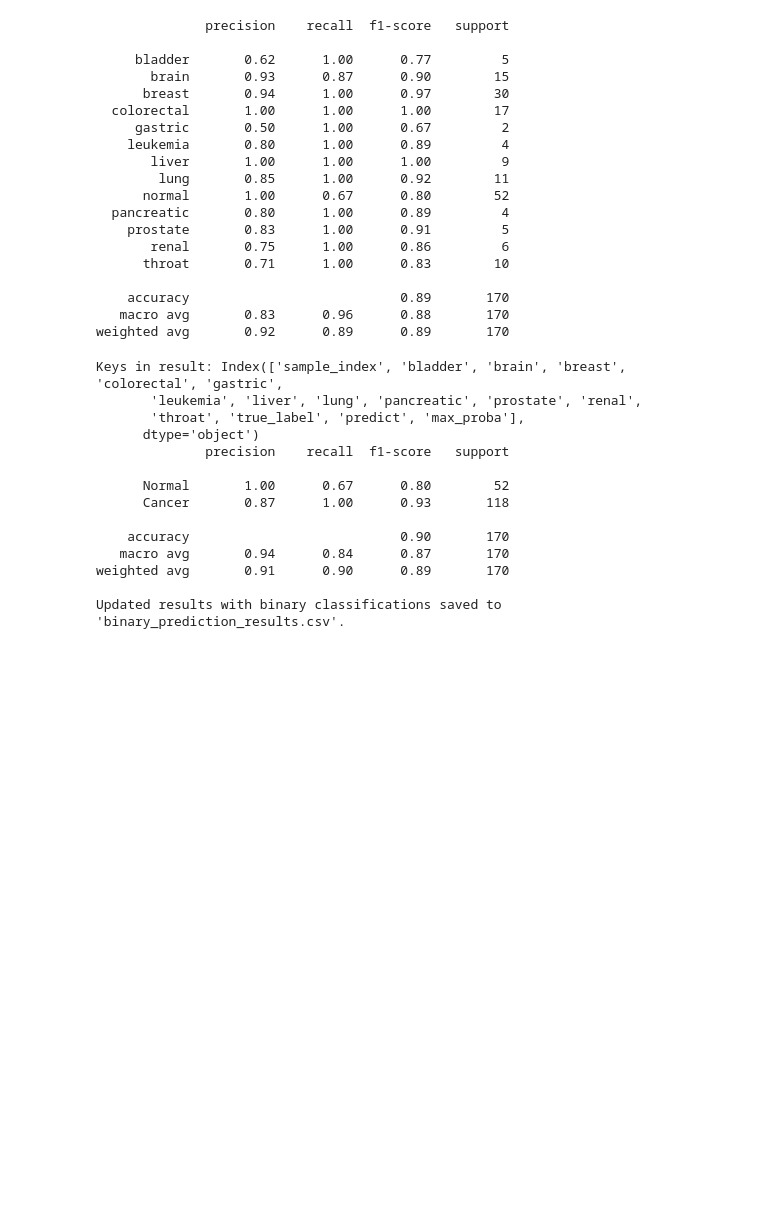
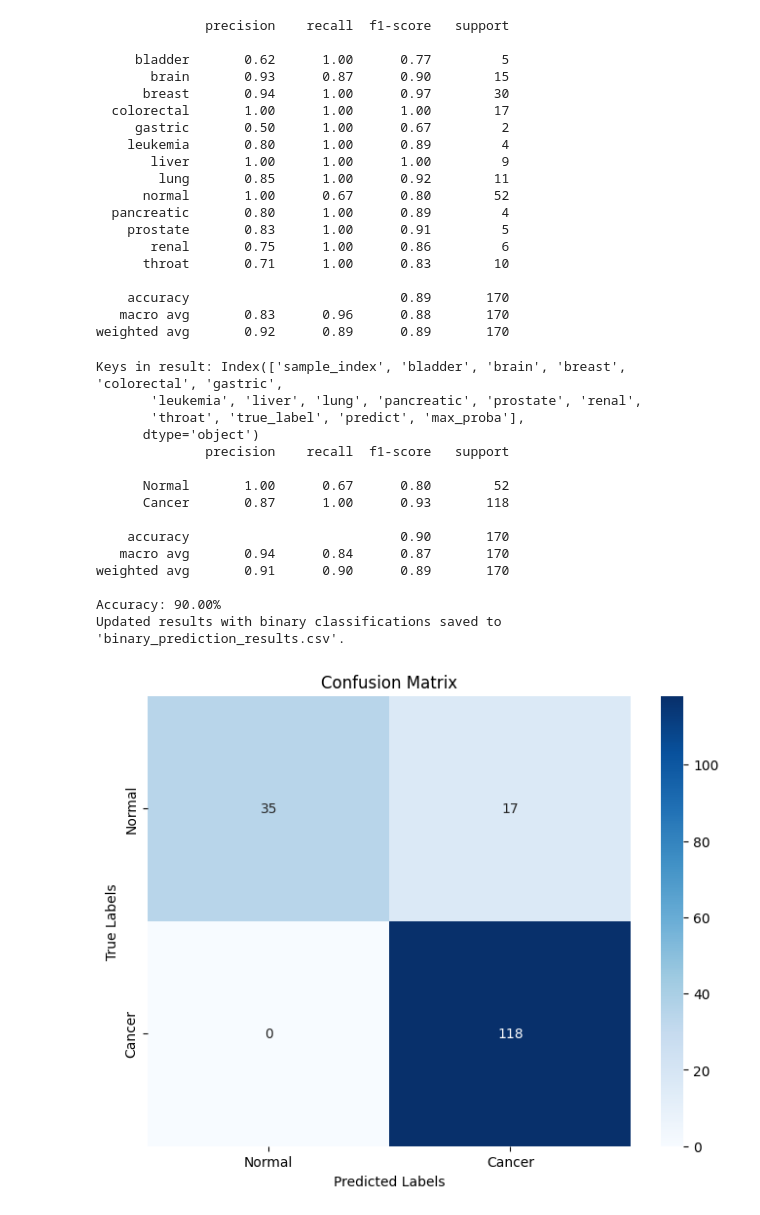
Before and after one commit to PhongCT1105/Cancer_Detector, a Jupyter notebook: Combined_model.ipynb, the cells around one changed output. Saved outputs shown, nothing was run; the diff lists cells and outputs as text; code cells hidden in the pictures; blank space fills up the shorter version.

Commit message:
Visualization final output

```diff
--- a/Combined_model.ipynb
+++ b/Combined_model.ipynb
@@ -255,11 +255,10 @@ print(report)
    macro avg       0.83      0.96      0.88       170
 weighted avg       0.92      0.89      0.89       170
 # %%
-# Display keys for debugging (since result is likely a dictionary or similar structure)
+# Display keys for debugging
 print("Keys in result:", result.keys())
 
 # Assuming 'result' contains the correct keys for true labels and predictions
-# Replace 'predict' and 'true_label' with the actual keys if they are named differently
 true_label_key = 'true_label'  # Replace if true labels are stored under a different key
 predict_key = 'predict'       # Replace if predictions are stored under a different key
 
@@ -282,11 +281,15 @@ if true_label_key in result and predict_key in result:
     binary_predictions = binary_results_df['binary_predict']
     report = classification_report(binary_true_labels, binary_predictions, target_names=["Normal", "Cancer"], output_dict=False)
 
+    # Calculate accuracy
+    accuracy = (binary_results_df['binary_true_label'] == binary_results_df['binary_predict']).mean()
+
     # Save updated results with binary columns to a new CSV file
     binary_results_df.to_csv("binary_prediction_results.csv", index=False)
 
-    # Display the classification report
+    # Display the classification report and accuracy
     print(report)
+    print(f"Accuracy: {accuracy:.2%}")
     print("Updated results with binary classifications saved to 'binary_prediction_results.csv'.")
 else:
     print(f"Error: Required keys '{true_label_key}' and/or '{predict_key}' not found in the result.")
@@ -304,4 +307,25 @@ Keys in result: Index(['sample_index', 'bladder', 'brain', 'breast', 'colorectal
    macro avg       0.94      0.84      0.87       170
 weighted avg       0.91      0.90      0.89       170
 
+Accuracy: 90.00%
 Updated results with binary classifications saved to 'binary_prediction_results.csv'.
+# %%
+import matplotlib.pyplot as plt
+import seaborn as sns
+from sklearn.metrics import confusion_matrix
+
+# Generate the confusion matrix
+conf_matrix = confusion_matrix(binary_true_labels, binary_predictions)
+
+# Labels for confusion matrix axes
+labels = ["Normal", "Cancer"]
+
+# Plot the confusion matrix as a heatmap
+plt.figure(figsize=(8, 6))
+sns.heatmap(conf_matrix, annot=True, fmt='d', cmap='Blues', xticklabels=labels, yticklabels=labels)
+plt.title("Confusion Matrix")
+plt.xlabel("Predicted Labels")
+plt.ylabel("True Labels")
+plt.show()
+# %% [output]
+[figure, added]
```
Also changed, not shown: parts of 2 cells of this notebook, 4 other files.
